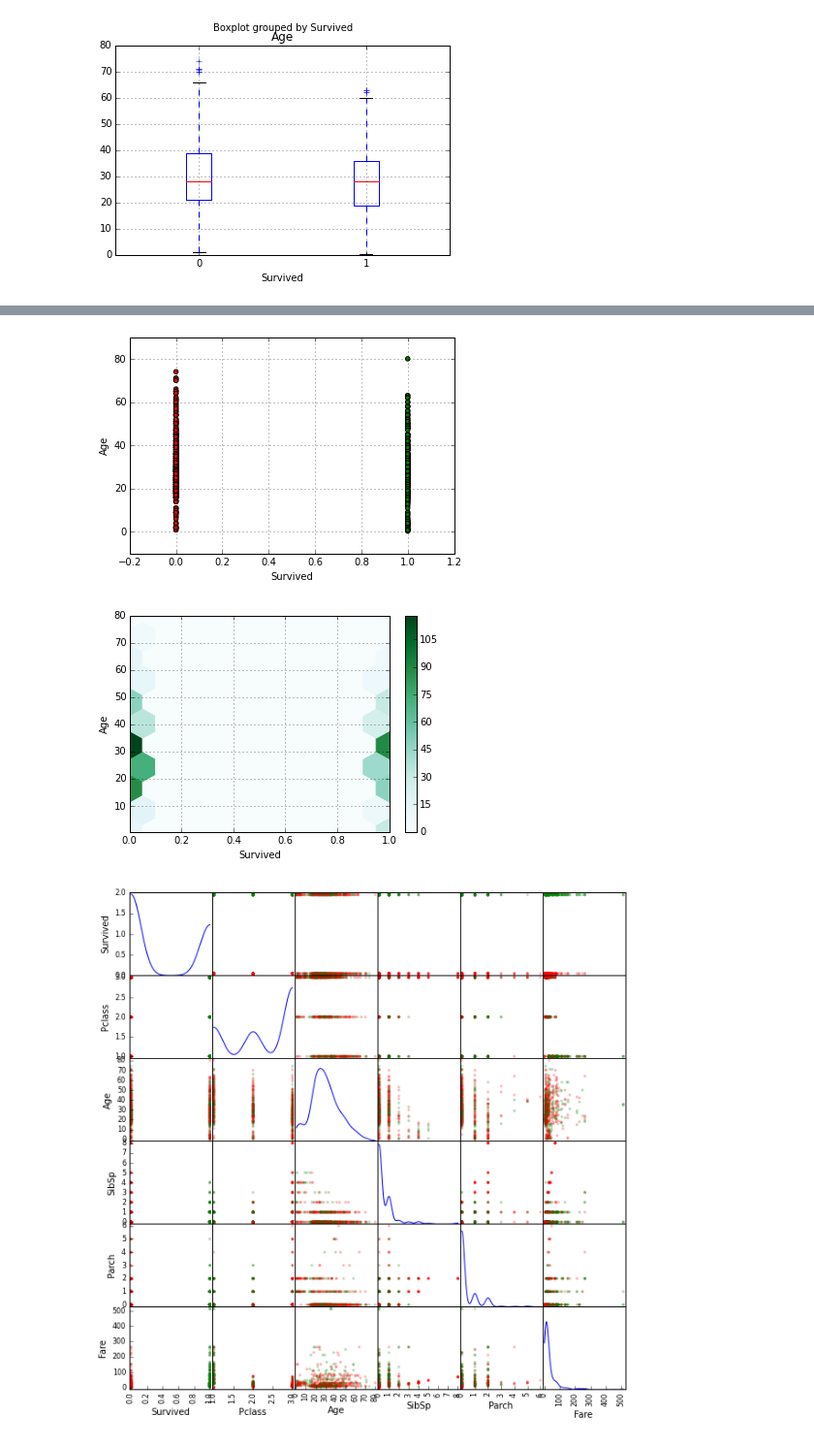
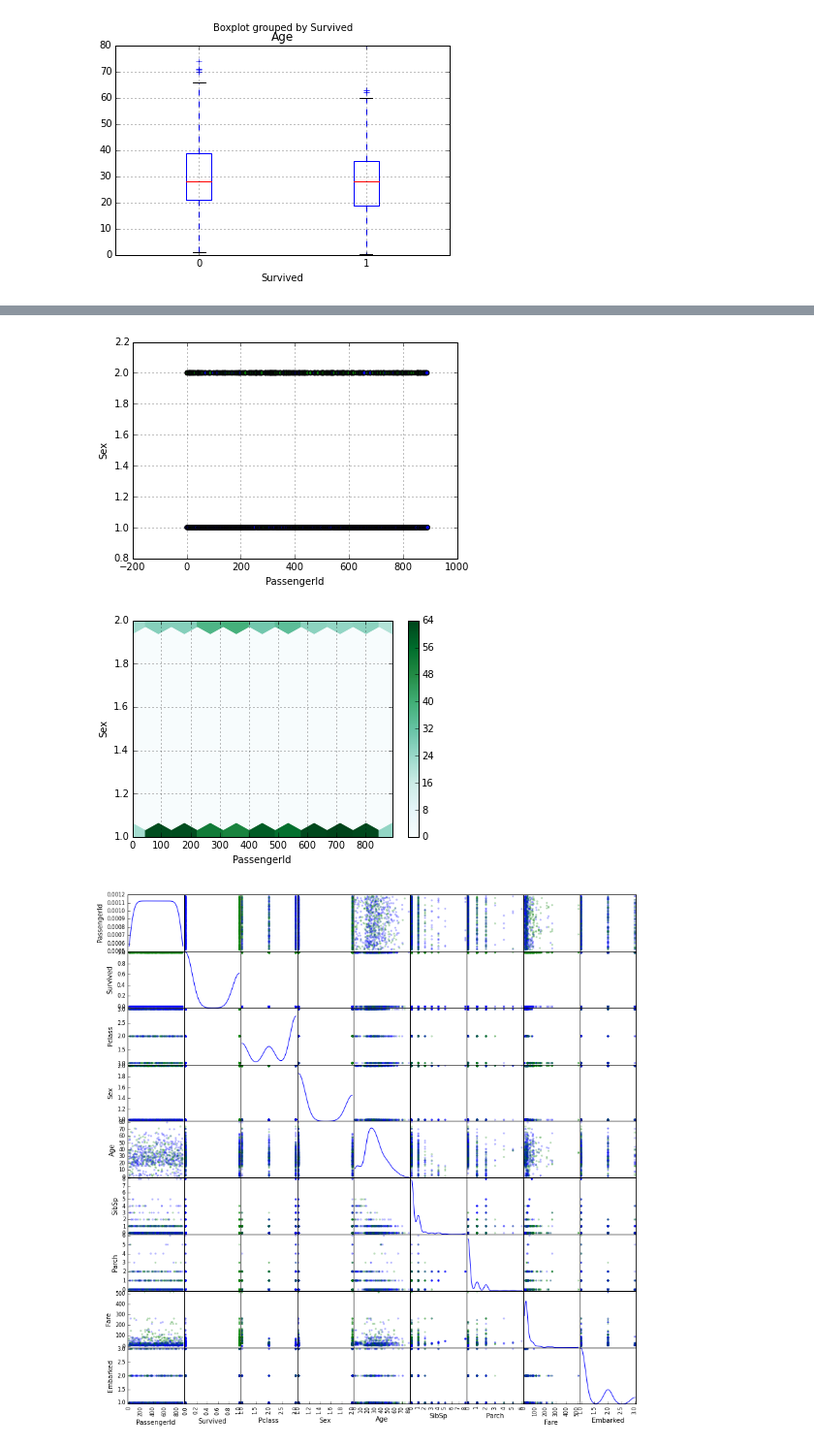
Before and after one commit to moonbury/ipython-notebook, a Jupyter notebook: study_titanic_dataset.ipynb, the cells around one changed output, grey strips where cells are left out. Shown: that part at 97% size. Drawn from its saved outputs; the diff is of its cells as text; code cells hidden in the pictures.

Commit message:
titanic udpate

```diff
--- a/study_titanic_dataset.ipynb
+++ b/study_titanic_dataset.ipynb
@@ -10,8 +10,23 @@ pd.set_option('display.width',120)
 titanic_df = pd.read_csv("./titanic_dataset/titanic_train.csv")
 
 del titanic_df['Name']
-del titanic_df['PassengerId']
+#del titanic_df['PassengerId']
 del titanic_df['Ticket']
+del titanic_df['Cabin']
 #titanic_df['Embarked_int'] = pd.Series([titanic_df['Embarked']=='S')
+
+
+numsex = {"male":1 ,"female" :2}
+titanic_df['Sex'] = titanic_df['Sex'].replace(numsex)
+titanic_df['Sex'] = titanic_df['Sex'].convert_objects(convert_numeric=True)
+
+
+numembark = {"S":1 ,"C" :2, "Q":3}
+titanic_df['Embarked'] = titanic_df['Embarked'].replace(numembark)
+titanic_df['Embarked'] = titanic_df['Embarked'].convert_objects(convert_numeric=True)
+titanic_df['Embarked'].fillna(1)
+
+titanic_df['Embarked'].fillna(titanic_df['Age'].mean())
+
 titanic_df.head()
 # %% [output]
@@ -48,21 +63,21 @@ densityplot = titanic_df.plot() #kind='density'
 # %%
-colors_palette = {0:"red",1: "green"}
+colors_palette = {0:"blue",1: "green"}
 groups = list(titanic_df.Survived)
 colors = [colors_palette[c] for c in groups]
 simple_scatterplot = titanic_df.plot(kind='scatter',x=0,y=3,c=colors)
 # %% [output]
-[figure, old version]
+[figure, new version]
 # %%
 hexbin = titanic_df.plot(kind='hexbin',x=0,y=3,gridsize=10)
 # %% [output]
-[figure, old version]
+[figure, new version]
 # %%
 from pandas.tools.plotting import scatter_matrix
-colors_palette = {0:"red",1: "green"}
+colors_palette = {0:"blue",1: "green"}
 colors = [colors_palette[c] for c in groups]
-matrix_of_scatterplots = scatter_matrix(titanic_df,alpha=0.2,figsize=(10,10),color=colors,diagonal='kde')
+matrix_of_scatterplots = scatter_matrix(titanic_df,alpha=0.2,figsize=(14,14),color=colors,diagonal='kde')
 # %% [output]
-[figure, old version]
+[figure, new version]
 # %%
 from pandas.tools.plotting import parallel_coordinates
 pl1 = parallel_coordinates(titanic_df,'Survived')
```
Also changed, not shown: parts of 5 cells of this notebook.
